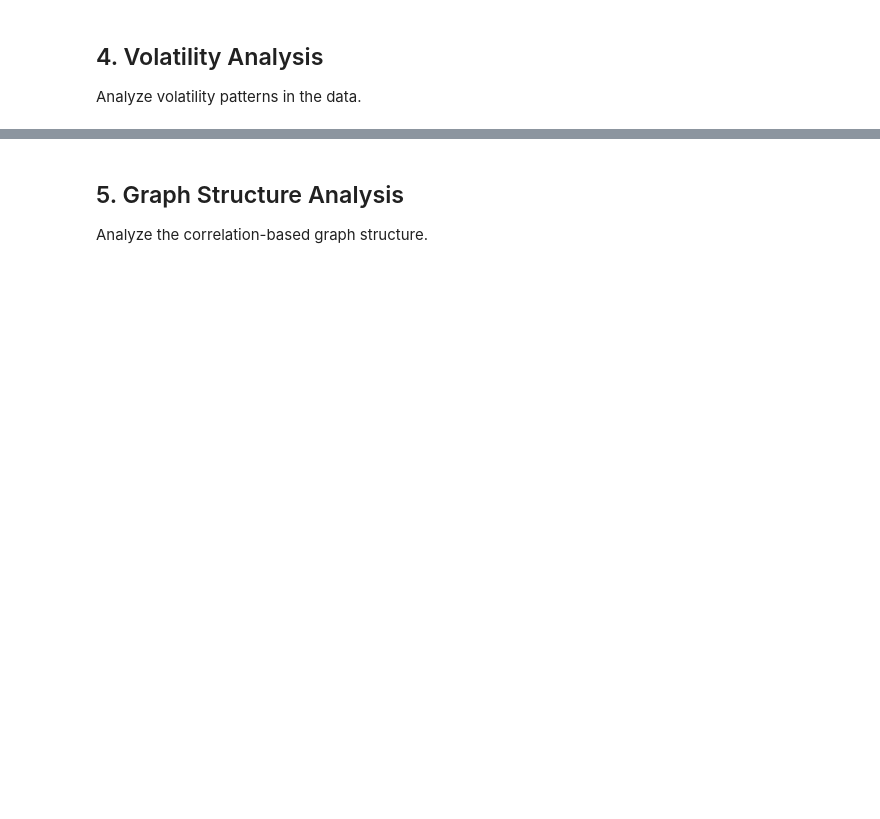
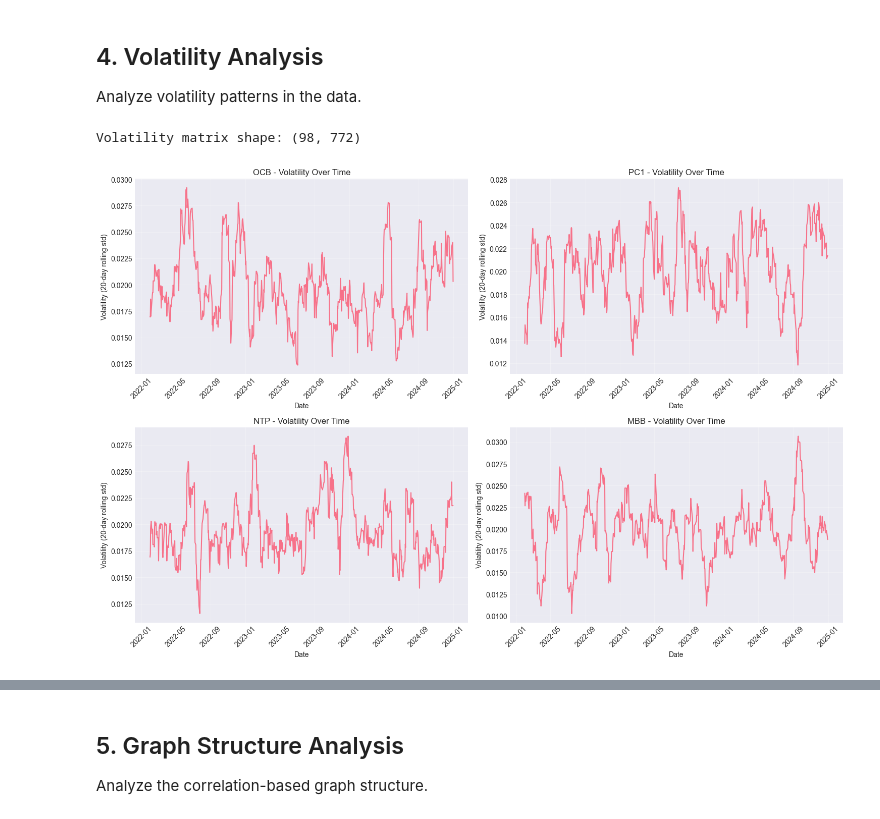
Before and after one commit to 23070601/NCKH, a Jupyter notebook: notebooks/2_data_preparation.ipynb, the cells around one changed output, grey strips where cells are left out. Drawn from its saved outputs; the diff is of its cells as text; code cells hidden in the pictures; blank space fills up the shorter version.

```diff
--- a/notebooks/2_data_preparation.ipynb
+++ b/notebooks/2_data_preparation.ipynb
@@ -33,7 +33,7 @@ sns.set_palette("husl")
 First, let's load and examine the raw data files.
 # %%
 # Load raw values
-values = pd.read_csv('../data/values.csv').set_index(['Symbol', 'Date'])
+values = pd.read_csv('../data/raw/values.csv').set_index(['Symbol', 'Date'])
 print(f"Dataset shape: {values.shape}")
 print(f"\nFeatures: {list(values.columns)}")
 print(f"\nNumber of stocks: {len(values.index.get_level_values('Symbol').unique())}")
@@ -152,26 +218,34 @@ for stock in stocks:
 
 volatilities = np.array(volatilities)
 print(f"Volatility matrix shape: {volatilities.shape}")
+# %% [output]
+Volatility matrix shape: (98, 772)
 # %%
 # Plot volatility over time for random stocks
 fig, axes = plt.subplots(2, 2, figsize=(15, 10))
 axes = axes.flatten()
 
 np.random.seed(42)
 random_stocks = np.random.choice(len(stocks), 4, replace=False)
 
-dates = pd.to_datetime(values.loc[stocks[0]].index)
+# Get dates from first stock (all stocks have same dates)
+all_dates = pd.to_datetime(values.loc[stocks[0]].index)
+# Align dates with volatility (volatility is shorter due to diff and rolling)
+# diff removes 1 day, so dates should start from index 1
+dates = all_dates[1:]
 
 for i, stock_idx in enumerate(random_stocks):
     axes[i].plot(dates, volatilities[stock_idx], linewidth=1.5)
     axes[i].set_title(f'{stocks[stock_idx]} - Volatility Over Time')
     axes[i].set_xlabel('Date')
     axes[i].set_ylabel('Volatility (20-day rolling std)')
     axes[i].grid(True, alpha=0.3)
     axes[i].tick_params(axis='x', rotation=45)
 
 plt.tight_layout()
 plt.show()
+# %% [output]
+[figure, added]
 # %%
 # Average volatility across all stocks
 avg_volatility = np.nanmean(volatilities, axis=0)
```
Also changed, not shown: parts of 10 cells of this notebook, 17 other files.
